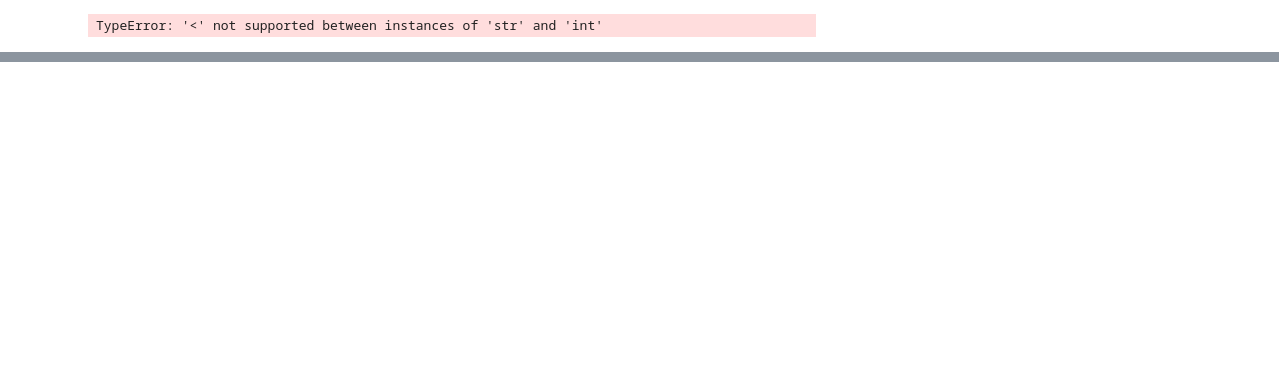
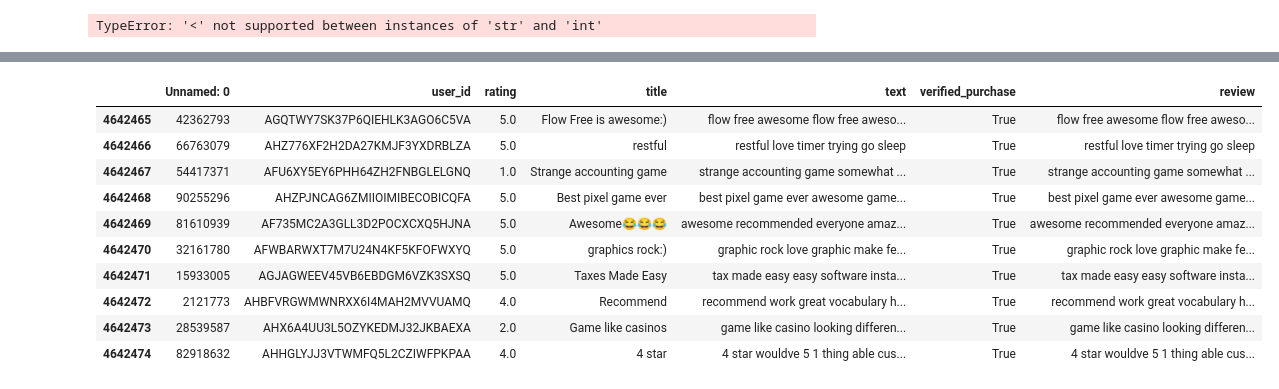
Before and after one commit to Pongsiri-G/Products-Rating-Prediction-from-Review-Text, a Jupyter notebook: assignment2_traning_data.ipynb, the cells around one changed output, grey strips where cells are left out. Drawn from its saved outputs; the diff is of its cells as text; code cells hidden in the pictures; blank space fills up the shorter version.

```diff
--- a/assignment2_traning_data.ipynb
+++ b/assignment2_traning_data.ipynb
@@ -4,6 +21,6 @@ from pathlib import Path
 from sklearn.model_selection import train_test_split
 # %%
-reviewData = pd.read_csv('assets/my_data/review_data.csv')
+reviewData = pd.read_csv('../assets/my_data/review_data.csv')
 reviewData.head()
 # %% [output]
 |  | Unnamed: 0 | user_id | rating | title | text | verified_purchase | review |
@@ -66,3 +83,10 @@ Passing `palette` without assigning `hue` is deprecated and will be removed in v
+# %%
+X['review'] = X['review'].str.replace('<br />', '')
+y['review'] = y['review'].str.replace('<br />', '')
+X['text'] = X['text'].str.replace('<br />', '')
+y['text'] = y['text'].str.replace('<br />', '')
+X['title'] = X['title'].str.replace('<br />', '')
+y['title'] = y['title'].str.replace('<br />', '')
 # %%
 from imblearn.under_sampling import RandomUnderSampler
 
@@ -79,0 +126,32 @@ TypeError: '<' not supported between instances of 'str' and 'int'
+# %%
+def get_rating_wtih_review(user_id):
+    [rating, review, title] = X.iloc[random.sample(range(0, len(X)), 1)][['rating', 'review', 'title']].values[0]
+    return rating, review, title
+
+def get_user_id():
+    n = np.random.randint(0, len(reviewData))
+    user_ids = reviewData['user_id'].iloc[n]
+    return user_ids
+
+
+def generate_synthetic_data(n):
+    data = []
+    for i in range(n):
+        user_id = get_user_id()
+        rating, review, title = get_rating_wtih_review(get_user_id())
+
+        row = {
+            'Unnamed: 0': np.random.randint(1_000_000, 99_999_999),
+            'user_id': user_id,
+            'rating': rating,
+            'title': title,
+            'text': review,
+            'verified_purchase': True,
+            'review': review
+        }
+        data.append(row)
+
+    return data
+# %%
+synthetic_data = pd.DataFrame(generate_synthetic_data(100))
+synthetic_data.head(6)
@@ -79,0 +166,16 @@ TypeError: '<' not supported between instances of 'str' and 'int'
+# %%
+# add the synthetic data to the original data
+combined_data = pd.concat([reviewData, synthetic_data]).reset_index(drop=True)
+combined_data.tail(10)
+# %% [output]
+|  | Unnamed: 0 | user_id | rating | title | text | verified_purchase | review |
+| 4642465 | 42362793 | AGQTWY7SK37P6QIEHLK3AGO6C5VA | 5.0 | Flow Free is awesome:) | flow free awesome flow free aweso... | True | flow free awesome flow free aweso... |
+| 4642466 | 66763079 | AHZ776XF2H2DA27KMJF3YXDRBLZA | 5.0 | restful | restful love timer trying go sleep | True | restful love timer trying go sleep |
+| 4642467 | 54417371 | AFU6XY5EY6PHH64ZH2FNBGLELGNQ | 1.0 | Strange accounting game | strange accounting game somewhat ... | True | strange accounting game somewhat ... |
+| 4642468 | 90255296 | AHZPJNCAG6ZMIIOIMIBECOBICQFA | 5.0 | Best pixel game ever | best pixel game ever awesome game... | True | best pixel game ever awesome game... |
+| 4642469 | 81610939 | AF735MC2A3GLL3D2POCXCXQ5HJNA | 5.0 | Awesome😂😂😂 | awesome recommended everyone amaz... | True | awesome recommended everyone amaz... |
+| 4642470 | 32161780 | AFWBARWXT7M7U24N4KF5KFOFWXYQ | 5.0 | graphics rock:) | graphic rock love graphic make fe... | True | graphic rock love graphic make fe... |
+| 4642471 | 15933005 | AGJAGWEEV45VB6EBDGM6VZK3SXSQ | 5.0 | Taxes Made Easy | tax made easy easy software insta... | True | tax made easy easy software insta... |
+| 4642472 | 2121773 | AHBFVRGWMWNRXX6I4MAH2MVVUAMQ | 4.0 | Recommend | recommend work great vocabulary h... | True | recommend work great vocabulary h... |
+| 4642473 | 28539587 | AHX6A4UU3L5OZYKEDMJ32JKBAEXA | 2.0 | Game like casinos | game like casino looking differen... | True | game like casino looking differen... |
+| 4642474 | 82918632 | AHHGLYJJ3VTWMFQ5L2CZIWFPKPAA | 4.0 | 4 star | 4 star wouldve 5 1 thing able cus... | True | 4 star wouldve 5 1 thing able cus... |
```
Also changed, not shown: parts of 11 cells of this notebook.
